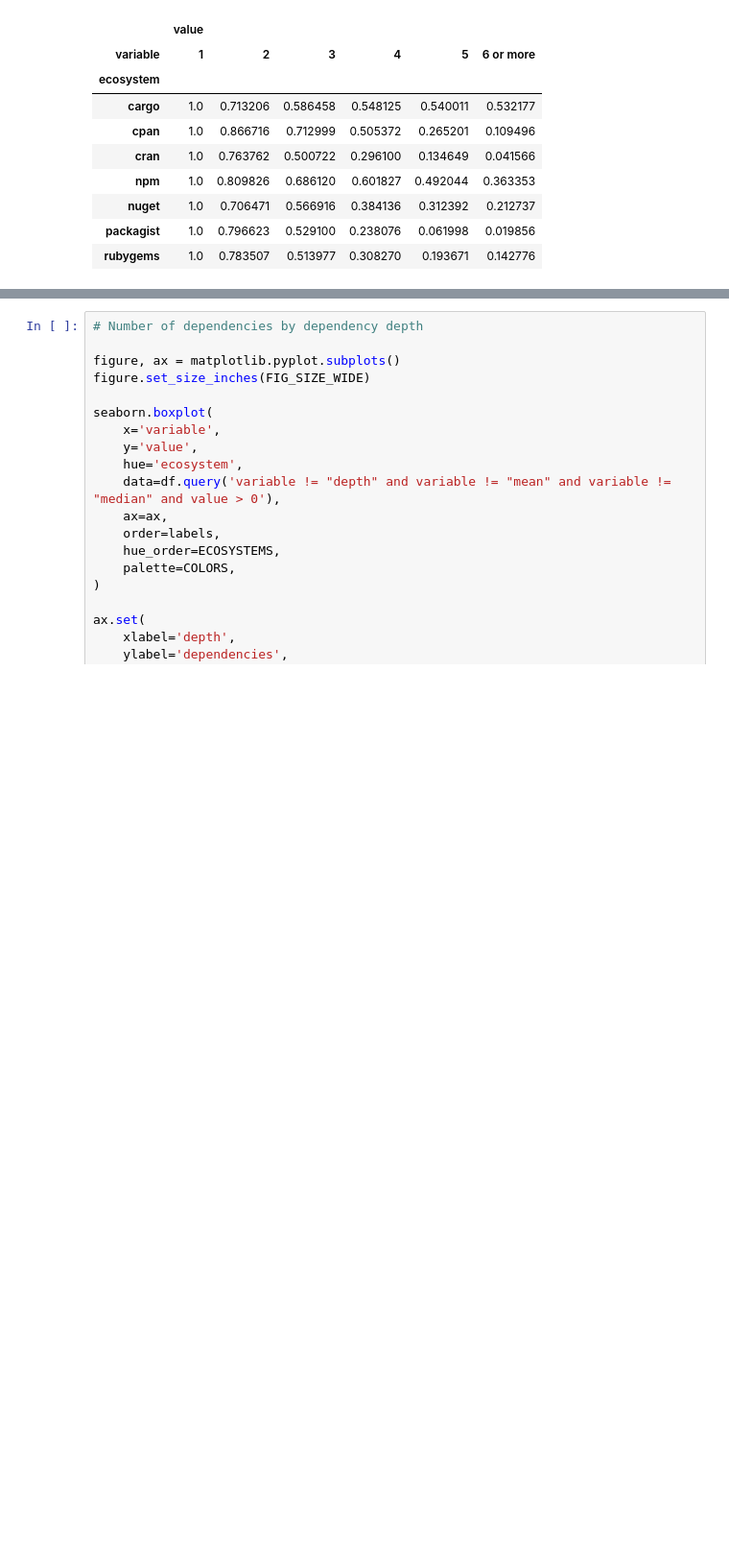
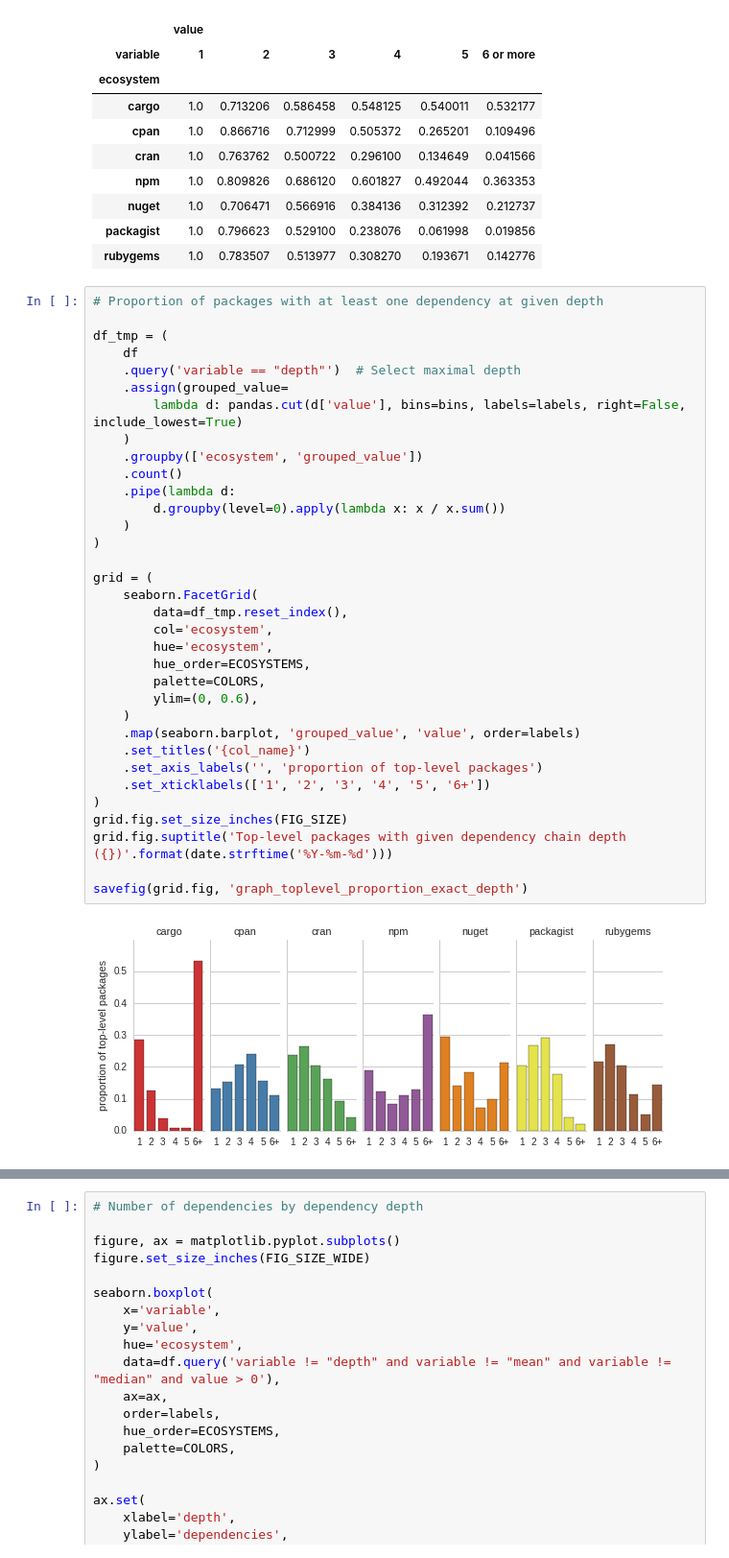
Before and after one commit to AlexandreDecan/ecos-emse, a Jupyter notebook: notebooks/Graphs metrics.ipynb, the cells around one changed output, grey strips where cells are left out. Shown at 96% size. Drawn from its saved outputs; the diff is of its cells as text; blank space fills up the shorter version.

Commit message:
Proportion of top-level packages with given tree depth

```diff
--- a/notebooks/Graphs metrics.ipynb
+++ b/notebooks/Graphs metrics.ipynb
@@ -1134,3 +1095,39 @@ df_tmp.unstack()
 | nuget | 1.0 | 0.706471 | 0.566916 | 0.384136 | 0.312392 | 0.212737 |
 | packagist | 1.0 | 0.796623 | 0.529100 | 0.238076 | 0.061998 | 0.019856 |
 | rubygems | 1.0 | 0.783507 | 0.513977 | 0.308270 | 0.193671 | 0.142776 |
+# %%
+# Proportion of packages with at least one dependency at given depth
+
+df_tmp = (
+    df
+    .query('variable == "depth"')  # Select maximal depth
+    .assign(grouped_value=
+        lambda d: pandas.cut(d['value'], bins=bins, labels=labels, right=False, include_lowest=True)
+    )
+    .groupby(['ecosystem', 'grouped_value'])
+    .count()
+    .pipe(lambda d:
+        d.groupby(level=0).apply(lambda x: x / x.sum())
+    )
+)
+
+grid = (
+    seaborn.FacetGrid(
+        data=df_tmp.reset_index(),
+        col='ecosystem',
+        hue='ecosystem',
+        hue_order=ECOSYSTEMS,
+        palette=COLORS,
+        ylim=(0, 0.6),
+    )
+    .map(seaborn.barplot, 'grouped_value', 'value', order=labels)
+    .set_titles('{col_name}')
+    .set_axis_labels('', 'proportion of top-level packages')
+    .set_xticklabels(['1', '2', '3', '4', '5', '6+'])
+)
+grid.fig.set_size_inches(FIG_SIZE)
+grid.fig.suptitle('Top-level packages with given dependency chain depth ({})'.format(date.strftime('%Y-%m-%d')))
+
+savefig(grid.fig, 'graph_toplevel_proportion_exact_depth')
+# %% [output]
+[figure, added]
```
Also changed, not shown: parts of 2 cells of this notebook, 2 other files.
